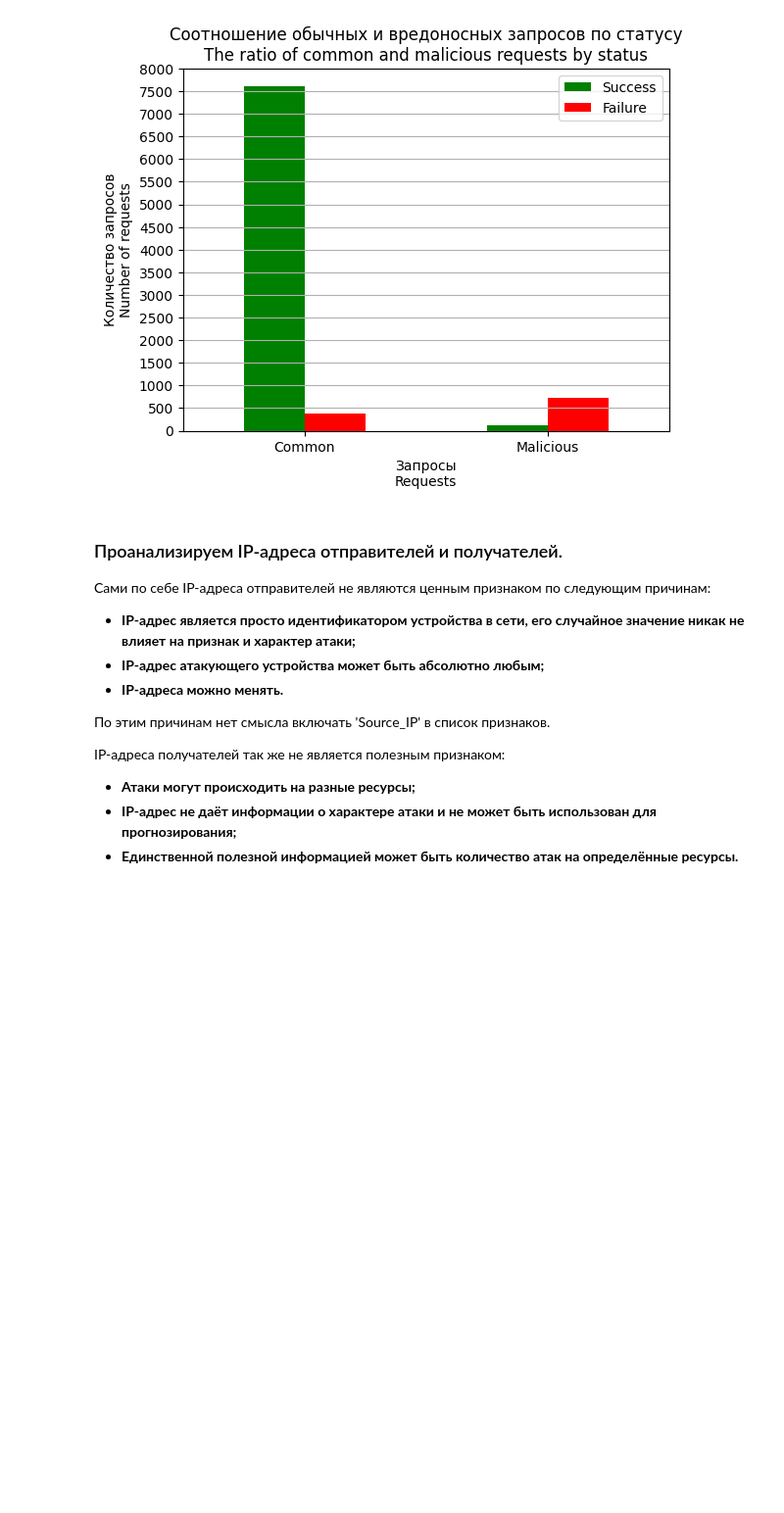
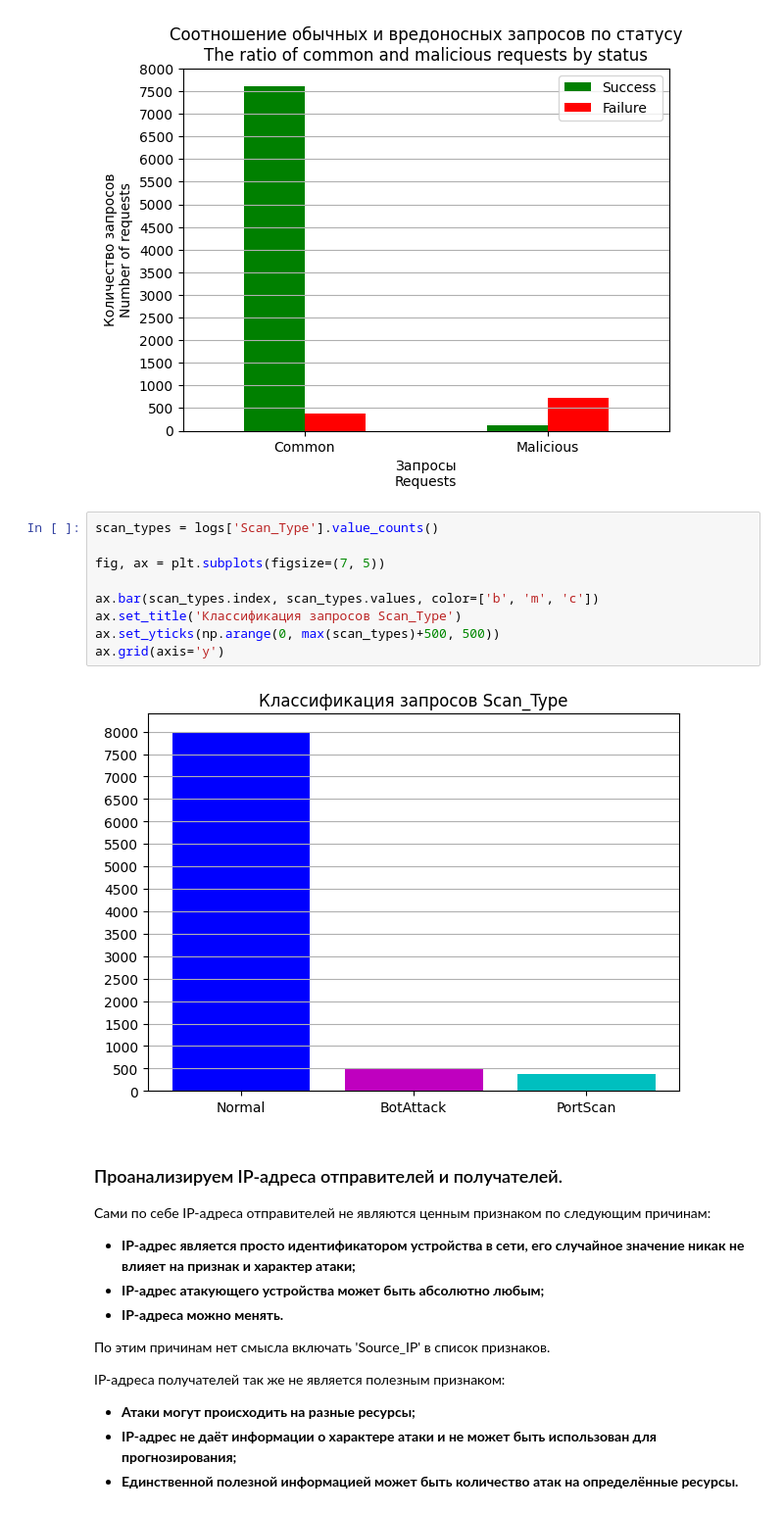
Before and after one commit to iamrus1/Intrusion-Log-Analysis, a Jupyter notebook: Intrusion detection log analysis.ipynb, the cells around one changed output. Shown at 98% size. Cells and saved outputs as stored; diff of their text form; blank space fills up the shorter version.

```diff
--- a/Intrusion detection log analysis.ipynb
+++ b/Intrusion detection log analysis.ipynb
@@ -182,6 +182,17 @@ ax.set_yticks(np.arange(0, np.max(intrusion_counts)+500, 500))
 ax.grid(axis='y')
 # %% [output]
 [figure]
+# %%
+scan_types = logs['Scan_Type'].value_counts()
+
+fig, ax = plt.subplots(figsize=(7, 5))
+
+ax.bar(scan_types.index, scan_types.values, color=['b', 'm', 'c'])
+ax.set_title('Классификация запросов Scan_Type')
+ax.set_yticks(np.arange(0, max(scan_types)+500, 500))
+ax.grid(axis='y')
+# %% [output]
+[figure, added]
 # %% [markdown]
 ### Проанализируем IP-адреса отправителей и получателей.
 
```
Also changed, not shown: parts of 8 cells of this notebook.
